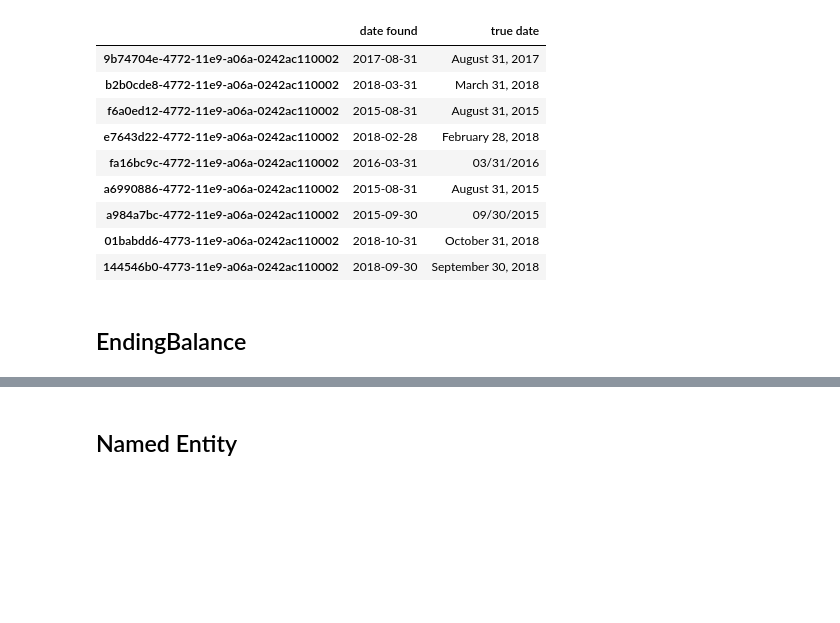
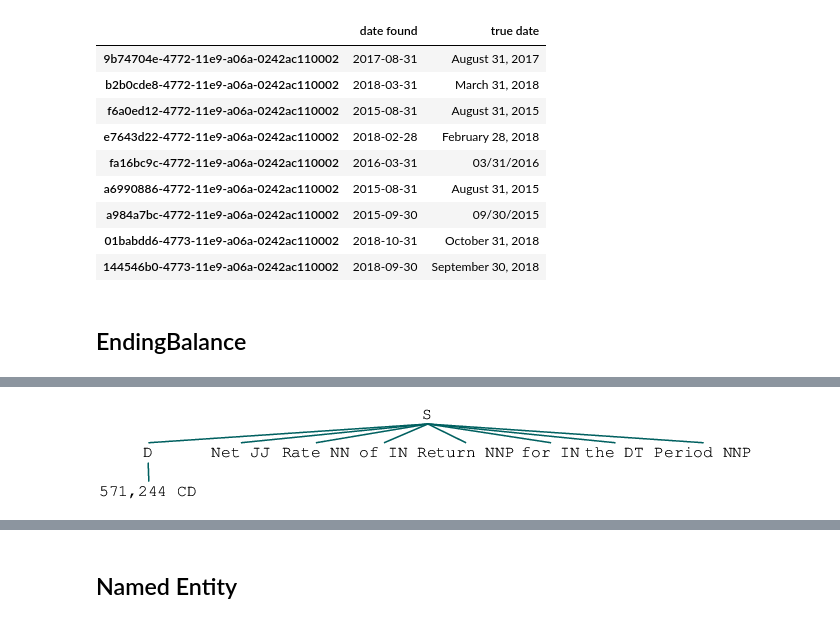
Before and after one commit to Aries0331/FinancialDataExtraction, a Jupyter notebook: Untitled.ipynb, the cells around one changed output, grey strips where cells are left out. Cells and saved outputs as stored; diff of their text form; code cells hidden in the pictures; blank space fills up the shorter version.

```diff
--- a/Untitled.ipynb
+++ b/Untitled.ipynb
@@ -335,3 +335,7 @@ time_df
 | 144546b0-4773-11e9-a06a-0242ac110002 | 2018-09-30 | September 30, 2018 |
 # %% [markdown]
 ## EndingBalance
+# %%
+with open(files[0], 'rb') as f:
+    test = pdftotext.PDF(f)
+test[0]
@@ -337,0 +348,2 @@ time_df
+# %%
+sentences = nltk.sent_tokenize(test[0])
@@ -337,0 +396,3 @@ time_df
+# %%
+tagged = [nltk.pos_tag(nltk.word_tokenize(word)) for word in sentences]
+tagged = [item for item in tagged if item != []]
@@ -337,0 +419,6 @@ time_df
+# %%
+cp2 = nltk.RegexpParser(r'D: {<CD>}')
+# %%
+cp2.parse(tagged[19])
+# %% [output]
+[figure, added]
```
Also changed, not shown: parts of 9 cells of this notebook.
